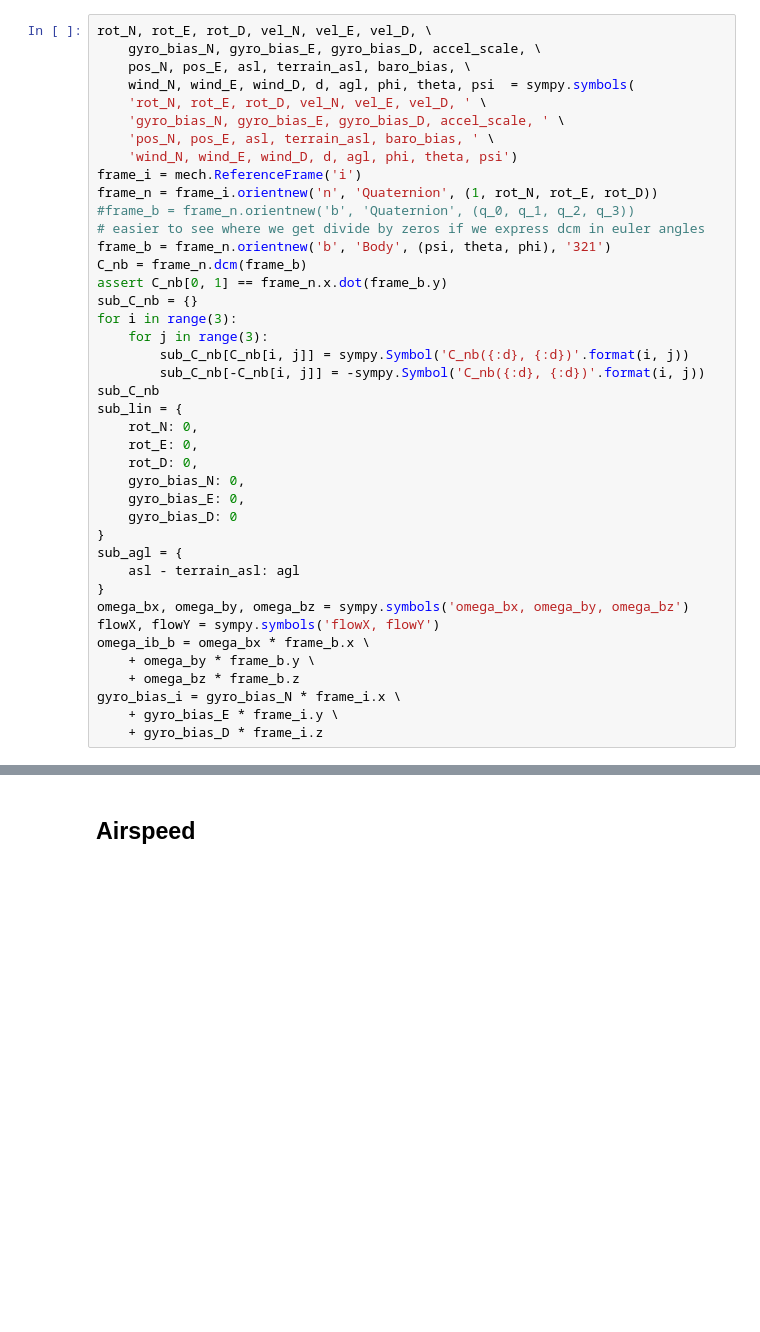
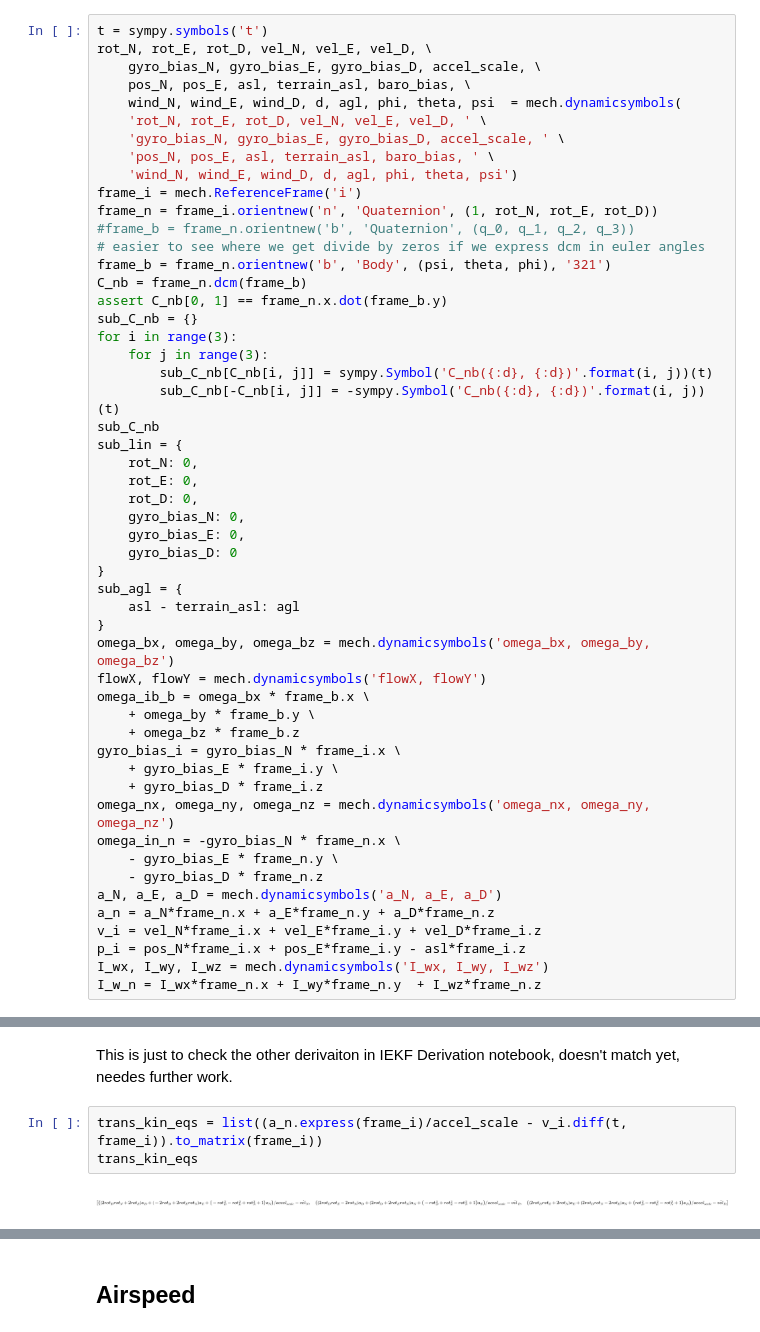
Before and after one commit to jgoppert/iekf_analysis, a Jupyter notebook: Measurement Jacobians.ipynb, the cells around one changed output, grey strips where cells are left out. Saved outputs shown, nothing was run; the diff lists cells and outputs as text; blank space fills up the shorter version.

```diff
--- a/Measurement Jacobians.ipynb
+++ b/Measurement Jacobians.ipynb
@@ -6,8 +7,9 @@ sympy.init_printing()
 # %%
+t = sympy.symbols('t')
 rot_N, rot_E, rot_D, vel_N, vel_E, vel_D, \
     gyro_bias_N, gyro_bias_E, gyro_bias_D, accel_scale, \
     pos_N, pos_E, asl, terrain_asl, baro_bias, \
-    wind_N, wind_E, wind_D, d, agl, phi, theta, psi  = sympy.symbols(
+    wind_N, wind_E, wind_D, d, agl, phi, theta, psi  = mech.dynamicsymbols(
     'rot_N, rot_E, rot_D, vel_N, vel_E, vel_D, ' \
     'gyro_bias_N, gyro_bias_E, gyro_bias_D, accel_scale, ' \
     'pos_N, pos_E, asl, terrain_asl, baro_bias, ' \
@@ -22,8 +24,8 @@ assert C_nb[0, 1] == frame_n.x.dot(frame_b.y)
 sub_C_nb = {}
 for i in range(3):
     for j in range(3):
-        sub_C_nb[C_nb[i, j]] = sympy.Symbol('C_nb({:d}, {:d})'.format(i, j))
-        sub_C_nb[-C_nb[i, j]] = -sympy.Symbol('C_nb({:d}, {:d})'.format(i, j))
+        sub_C_nb[C_nb[i, j]] = sympy.Symbol('C_nb({:d}, {:d})'.format(i, j))(t)
+        sub_C_nb[-C_nb[i, j]] = -sympy.Symbol('C_nb({:d}, {:d})'.format(i, j))(t)
 sub_C_nb
 sub_lin = {
     rot_N: 0,
@@ -36,13 +38,23 @@ sub_lin = {
 sub_agl = {
     asl - terrain_asl: agl
 }
-omega_bx, omega_by, omega_bz = sympy.symbols('omega_bx, omega_by, omega_bz')
-flowX, flowY = sympy.symbols('flowX, flowY')
+omega_bx, omega_by, omega_bz = mech.dynamicsymbols('omega_bx, omega_by, omega_bz')
+flowX, flowY = mech.dynamicsymbols('flowX, flowY')
 omega_ib_b = omega_bx * frame_b.x \
     + omega_by * frame_b.y \
     + omega_bz * frame_b.z
 gyro_bias_i = gyro_bias_N * frame_i.x \
     + gyro_bias_E * frame_i.y \
     + gyro_bias_D * frame_i.z
+omega_nx, omega_ny, omega_nz = mech.dynamicsymbols('omega_nx, omega_ny, omega_nz')
+omega_in_n = -gyro_bias_N * frame_n.x \
+    - gyro_bias_E * frame_n.y \
+    - gyro_bias_D * frame_n.z
+a_N, a_E, a_D = mech.dynamicsymbols('a_N, a_E, a_D')
+a_n = a_N*frame_n.x + a_E*frame_n.y + a_D*frame_n.z
+v_i = vel_N*frame_i.x + vel_E*frame_i.y + vel_D*frame_i.z
+p_i = pos_N*frame_i.x + pos_E*frame_i.y - asl*frame_i.z
+I_wx, I_wy, I_wz = mech.dynamicsymbols('I_wx, I_wy, I_wz')
+I_w_n = I_wx*frame_n.x + I_wy*frame_n.y  + I_wz*frame_n.z
 # %%
 xe = sympy.Matrix([rot_N, rot_E, rot_D, vel_N, vel_E, vel_D, gyro_bias_N, gyro_bias_E, gyro_bias_D,
@@ -71,0 +89,7 @@ def matrix_to_code(name, mat, i_name, i_syms, j_name, j_syms):
+# %% [markdown]
+This is just to check the other derivaiton in IEKF Derivation notebook, doesn't match yet, needes further work.
+# %%
+trans_kin_eqs = list((a_n.express(frame_i)/accel_scale - v_i.diff(t, frame_i)).to_matrix(frame_i))
+trans_kin_eqs
+# %% [output]
+[figure, added]
```
Also changed, not shown: parts of 22 cells of this notebook, 13 other files.
